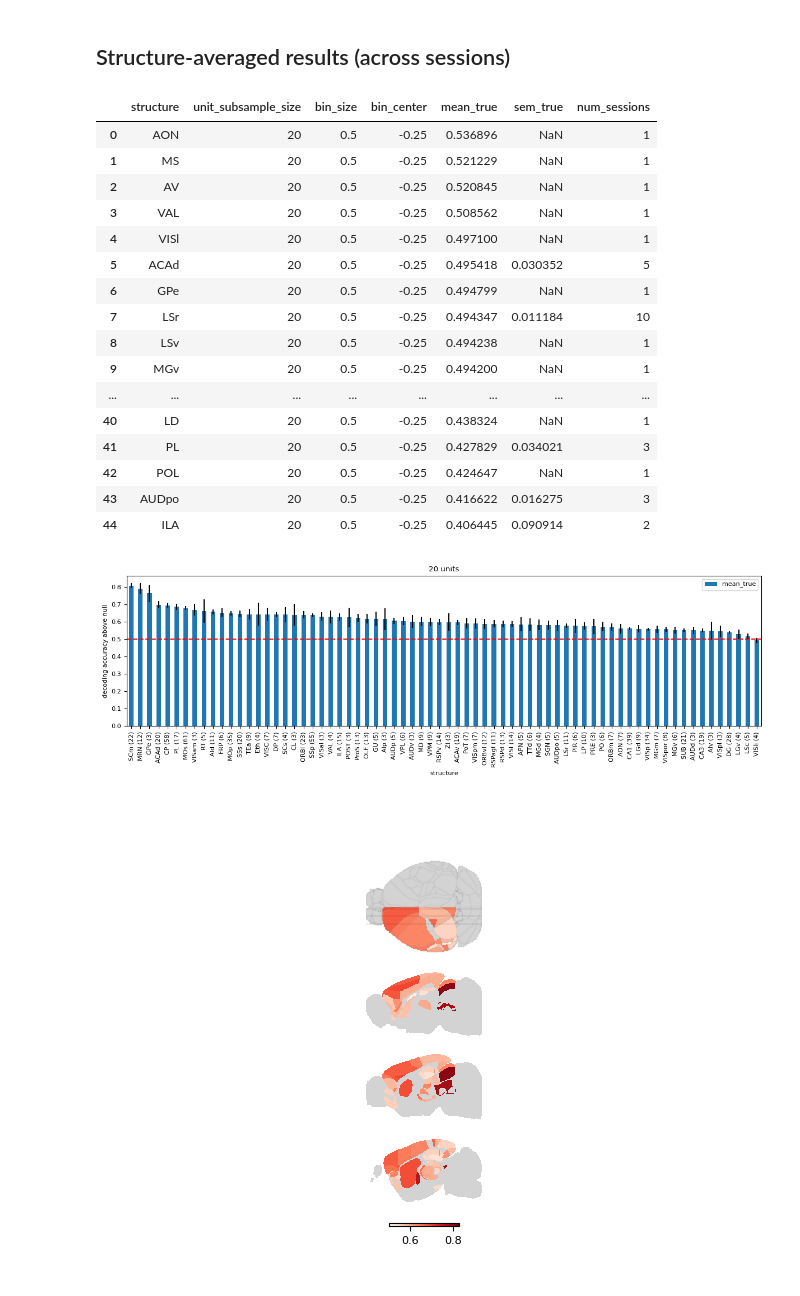
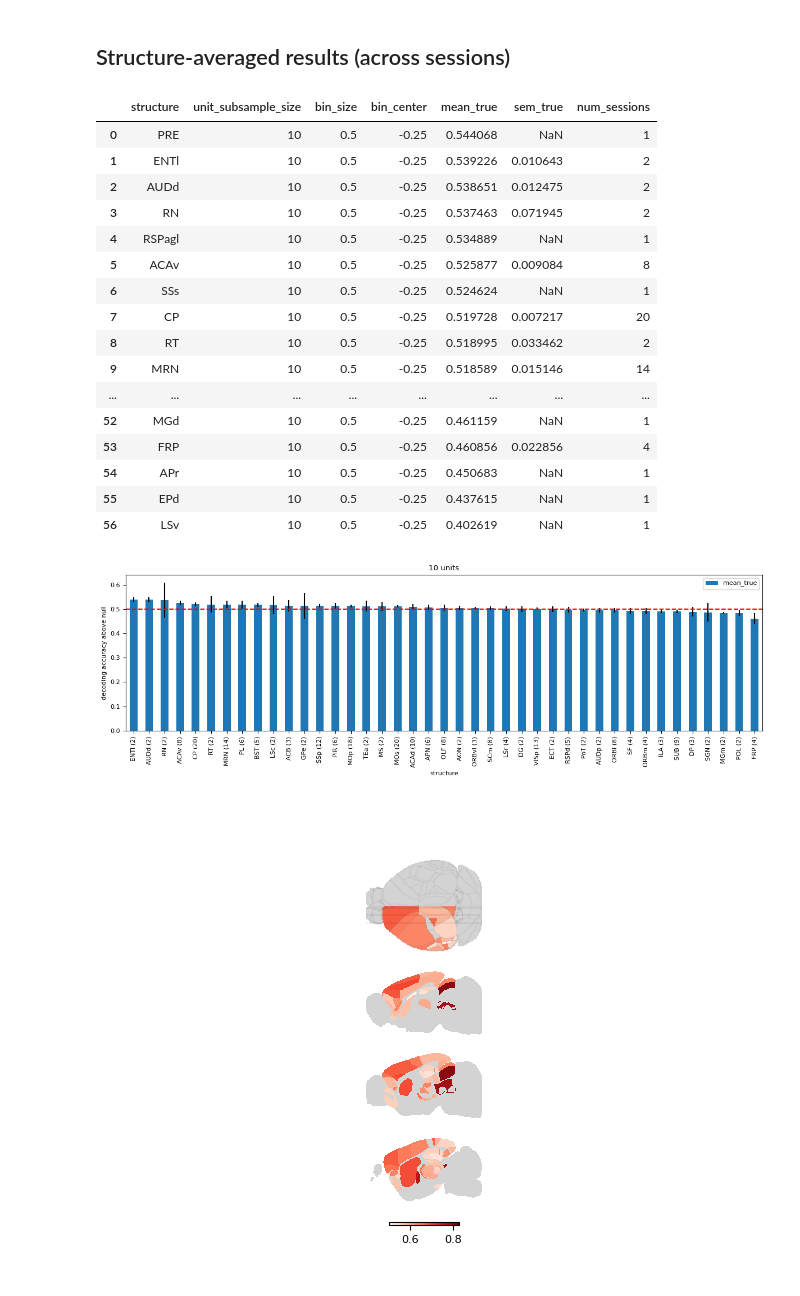
Before and after one commit to AllenInstitute/dynamic_routing_analysis, a Jupyter notebook: notebooks/plot_new_decoder_results.ipynb, the cells around one changed output. Cells and saved outputs as stored; diff of their text form; code cells hidden in the pictures.

```diff
--- a/notebooks/plot_new_decoder_results.ipynb
+++ b/notebooks/plot_new_decoder_results.ipynb
@@ -66,20 +66,32 @@ fm.FontProperties().set_family('arial')
 # results_path = r"s3://aind-scratch-data/dynamic-routing/decoding/results/baseline_context_500ms_leave_2_blocks_out_half_block_shifts_crossval_20_units_strict_drift_1/"
 
 # results_path = r"s3://aind-scratch-data/dynamic-routing/decoding/results/baseline_context_500ms_leave_1_half_block_out_crossval_20_units_strict_drift_0/"
-results_path = r"s3://aind-scratch-data/dynamic-routing/decoding/results/baseline_context_500ms_leave_2_blocks_out_half_block_shifts_wraparound_crossval_20_units_strict_drift_0/"
+# results_path = r"s3://aind-scratch-data/dynamic-routing/decoding/results/baseline_context_500ms_leave_2_blocks_out_half_block_shifts_wraparound_crossval_20_units_strict_drift_0/"
+# results_path = r"s3://aind-scratch-data/dynamic-routing/decoding/results/baseline_context_500ms_leave_2_blocks_out_half_block_shifts_wraparound_crossval_20_units_strict_drift_1/"
 
-session_table_path=r"\\allen\programs\mindscope\workgroups\dynamicrouting\Ethan\CO decoding results\session_table_v0.272.parquet"
+# results_path = "s3://aind-scratch-data/dynamic-routing/decoding/results/test_naive_baseline_context_500ms_20_units_strict_drift_20260805_191651/"
+# results_path = "s3://aind-scratch-data/dynamic-routing/decoding/results/naive_baseline_context_500ms_leave_2_blocks_out_half_block_shifts_wraparound_20_units_strict_drift_20260805_195836/"
+# results_path = "s3://aind-scratch-data/dynamic-routing/decoding/results/naive_baseline_context_500ms_linear_shift_20_units_strict_drift_20260805_200332/"
+# results_path = "s3://aind-scratch-data/dynamic-routing/decoding/results/naive_baseline_context_500ms_leave_2_blocks_out_half_block_shifts_wraparound_10_units_strict_drift_20260805_231442/"
+
+# results_path = "s3://aind-scratch-data/dynamic-routing/decoding/results/expert_baseline_context_500ms_leave_2_blocks_out_half_block_shifts_wraparound_10_units_strict_drift_20260806_185448/"
+results_path = "s3://aind-scratch-data/dynamic-routing/decoding/results/naive_baseline_context_500ms_leave_2_blocks_out_half_block_shifts_10_units_strict_drift_20260806_230820/"
+
+
+
+# session_table_path=r"\\allen\programs\mindscope\workgroups\dynamicrouting\Ethan\CO decoding results\session_table_v0.272.parquet"
+session_table_path=r"\\allen\programs\mindscope\workgroups\dynamicrouting\Ethan\CO decoding results\session_table_v0.288.naive.parquet"
 session_table=pl.read_parquet(session_table_path)
 
 dr_session_list=(
     session_table.filter(
-    # pl.col('project')=="DynamicRouting",
-    pl.col('project')=="Templeton",
+    pl.col('project')=="DynamicRouting",
+    # pl.col('project')=="Templeton",
     pl.col('is_production'),
     pl.col('is_annotated'),
     pl.col('issues')==[],
     # pl.col('is_good_behavior').eq(True),
-    # pl.col('is_engaged').eq(True),
+    pl.col('is_engaged').eq(True),
     )['session_id'].to_list()
     )
 
@@ -122,22 +158,22 @@ results_pd=results_df.to_pandas()
 results_pd
 # %% [output]
 |  | structure | unit_subsample_size | bin_size | bin_center | mean_true | sem_true | num_sessions |
-| 0 | AON | 20 | 0.5 | -0.25 | 0.536896 | NaN | 1 |
-| 1 | MS | 20 | 0.5 | -0.25 | 0.521229 | NaN | 1 |
-| 2 | AV | 20 | 0.5 | -0.25 | 0.520845 | NaN | 1 |
-| 3 | VAL | 20 | 0.5 | -0.25 | 0.508562 | NaN | 1 |
-| 4 | VISl | 20 | 0.5 | -0.25 | 0.497100 | NaN | 1 |
-| 5 | ACAd | 20 | 0.5 | -0.25 | 0.495418 | 0.030352 | 5 |
-| 6 | GPe | 20 | 0.5 | -0.25 | 0.494799 | NaN | 1 |
-| 7 | LSr | 20 | 0.5 | -0.25 | 0.494347 | 0.011184 | 10 |
-| 8 | LSv | 20 | 0.5 | -0.25 | 0.494238 | NaN | 1 |
-| 9 | MGv | 20 | 0.5 | -0.25 | 0.494200 | NaN | 1 |
+| 0 | PRE | 10 | 0.5 | -0.25 | 0.544068 | NaN | 1 |
+| 1 | ENTl | 10 | 0.5 | -0.25 | 0.539226 | 0.010643 | 2 |
+| 2 | AUDd | 10 | 0.5 | -0.25 | 0.538651 | 0.012475 | 2 |
+| 3 | RN | 10 | 0.5 | -0.25 | 0.537463 | 0.071945 | 2 |
+| 4 | RSPagl | 10 | 0.5 | -0.25 | 0.534889 | NaN | 1 |
+| 5 | ACAv | 10 | 0.5 | -0.25 | 0.525877 | 0.009084 | 8 |
+| 6 | SSs | 10 | 0.5 | -0.25 | 0.524624 | NaN | 1 |
+| 7 | CP | 10 | 0.5 | -0.25 | 0.519728 | 0.007217 | 20 |
+| 8 | RT | 10 | 0.5 | -0.25 | 0.518995 | 0.033462 | 2 |
+| 9 | MRN | 10 | 0.5 | -0.25 | 0.518589 | 0.015146 | 14 |
 | ... | ... | ... | ... | ... | ... | ... | ... |
-| 40 | LD | 20 | 0.5 | -0.25 | 0.438324 | NaN | 1 |
-| 41 | PL | 20 | 0.5 | -0.25 | 0.427829 | 0.034021 | 3 |
-| 42 | POL | 20 | 0.5 | -0.25 | 0.424647 | NaN | 1 |
-| 43 | AUDpo | 20 | 0.5 | -0.25 | 0.416622 | 0.016275 | 3 |
-| 44 | ILA | 20 | 0.5 | -0.25 | 0.406445 | 0.090914 | 2 |
+| 52 | MGd | 10 | 0.5 | -0.25 | 0.461159 | NaN | 1 |
+| 53 | FRP | 10 | 0.5 | -0.25 | 0.460856 | 0.022856 | 4 |
+| 54 | APr | 10 | 0.5 | -0.25 | 0.450683 | NaN | 1 |
+| 55 | EPd | 10 | 0.5 | -0.25 | 0.437615 | NaN | 1 |
+| 56 | LSv | 10 | 0.5 | -0.25 | 0.402619 | NaN | 1 |
 # %%
 # savepath=r"\\allen\programs\mindscope\workgroups\dynamicrouting\Ethan\CO decoding results\time_mod_keep_units_consistent_0_2025-06-15"
 # savepath=r"D:\decoding_results_from_CO\baseline_loose_drift_2026-05-14"
@@ -146,32 +182,32 @@ savepath=r"C:\Users\ethan.mcbride\OneDrive - Allen Institute\quick figures\2026-
 # %%
 # barplot of decoding accuracy by structure, separate plot for each unit subsample size
 plot_column='true' #true, null, diff
-min_n_sessions=3
+min_n_sessions=2
 for uu in results_pd['unit_subsample_size'].unique():
     fig,ax=plt.subplots(1,1,figsize=(12,4))
     structure_labels=[]
     if np.isnan(uu):
         plot_data=results_pd.query('unit_subsample_size.isna() and num_sessions>=@min_n_sessions').sort_values(by=f'mean_{plot_column}',ascending=False)
         plot_data.plot.bar(ax=ax,x='structure',y=[f'mean_{plot_column}'],yerr=f'sem_{plot_column}',rot=90)
         title_str='All units'
         for i in range(plot_data.shape[0]):
             structure_labels.append(plot_data['structure'].iloc[i]+' ('+str(int(plot_data['num_sessions'].iloc[i]))+')')
     else:
         plot_data=results_pd.query('unit_subsample_size==@uu and num_sessions>=@min_n_sessions').sort_values(by=f'mean_{plot_column}',ascending=False)
         plot_data.plot.bar(ax=ax,x='structure',y=[f'mean_{plot_column}'],yerr=f'sem_{plot_column}',rot=90)
         title_str=f'{int(uu)} units'
         for i in range(plot_data.shape[0]):
             structure_labels.append(plot_data['structure'].iloc[i]+' ('+str(int(plot_data['num_sessions'].iloc[i]))+')')
 
     ax.set_ylabel('decoding accuracy above null')
     ax.set_title(title_str)
     ax.set_xticklabels(structure_labels,rotation=90,ha='center')
 
     if plot_column!='diff':
         ax.axhline(0.5, color='red', linestyle='--')
     fig.tight_layout()
 # %% [output]
-[figure, old version]
+[figure, new version]
 # %%
 #plot on CCF
 
```
Also changed, not shown: parts of 7 cells of this notebook, 10 other files.
